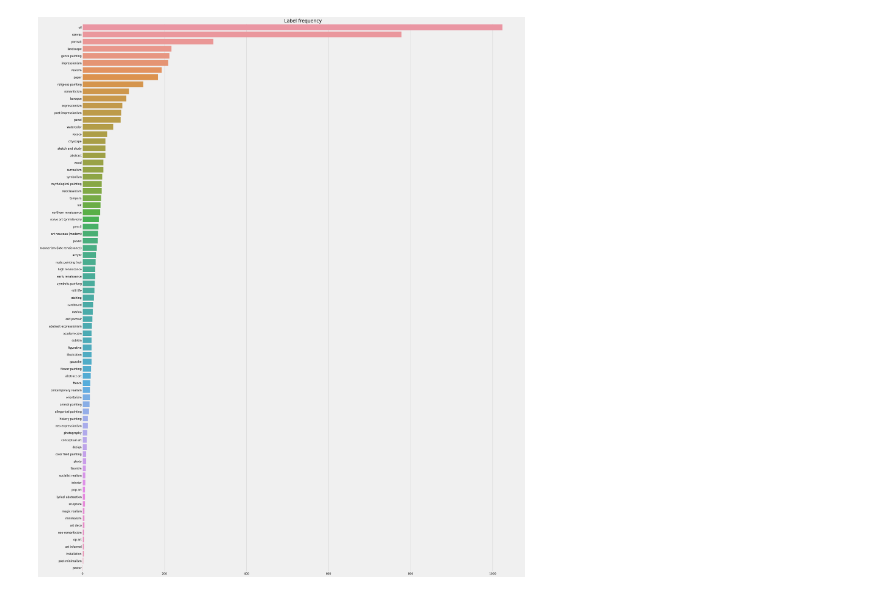
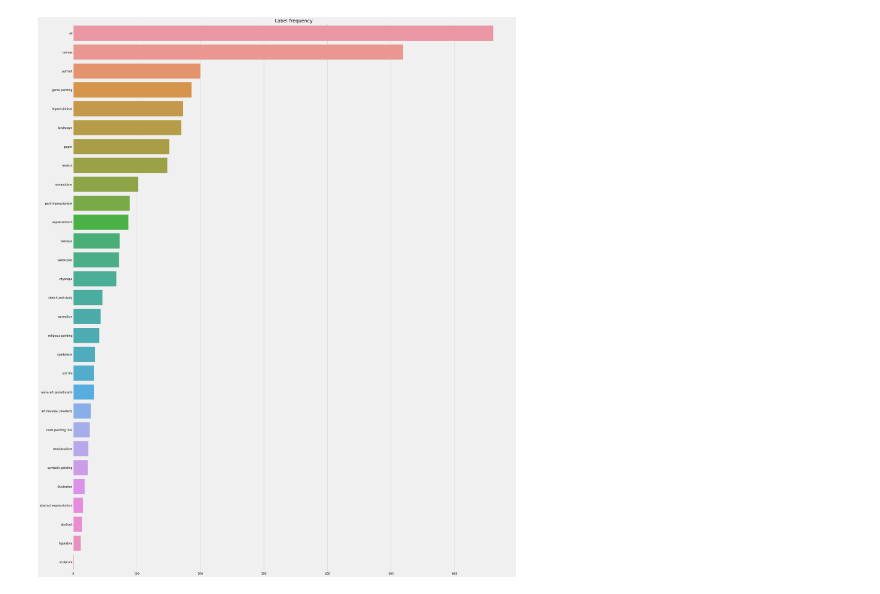
Before and after one commit to Nuetee/CNN-GCN-multi-label-classifier, a Jupyter notebook: temp.ipynb, the cells around one changed output. Cells and saved outputs as stored; diff of their text form; code cells hidden in the pictures.

```diff
--- a/temp.ipynb
+++ b/temp.ipynb
@@ -53,25 +53,25 @@ def filterLabelsByFrequency(artworks, frequency):
 with open("artworks", "rb") as file:
     artworks = pickle.load(file)
 # %%
-artworks = filterLabelsByFrequency(artworks, 50)
+artworks = filterLabelsByFrequency(artworks, 100)
 
 object_label_freq = artworks['object_labels'].apply(
     lambda s: [x for x in s]).explode().value_counts()
 style_label_freq = artworks['style_labels'].apply(
     lambda s: [x for x in s]).explode().value_counts()
 material_label_freq = artworks['material_labels'].apply(
     lambda s: [x for x in s]).explode().value_counts()
 
 label_freq = pd.concat([object_label_freq, style_label_freq,
                        material_label_freq]).sort_values(ascending=False)
 
 style.use("fivethirtyeight")
 plt.figure(figsize=(30, 40))
 sns.barplot(y=label_freq.index.values, x=label_freq, order=label_freq.index)
 plt.title("Label frequency", fontsize=20)
 plt.xlabel("")
 plt.xticks(fontsize=12)
 plt.yticks(fontsize=12)
 plt.show()
 # %% [output]
-[figure, old version]
+[figure, new version]
```
Also changed, not shown: parts of 29 cells of this notebook, 49 other files.
